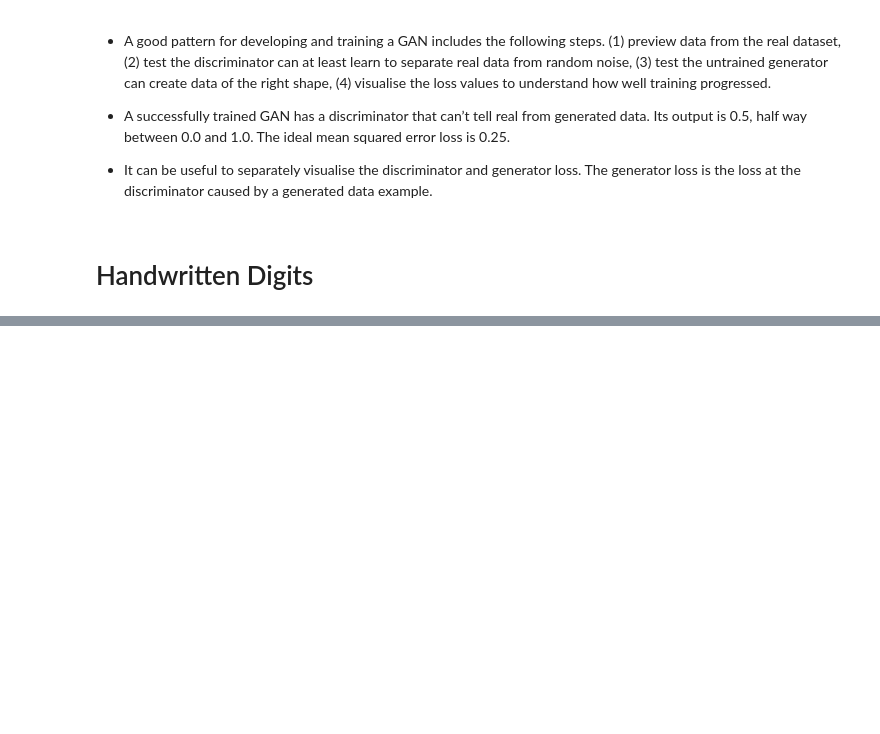
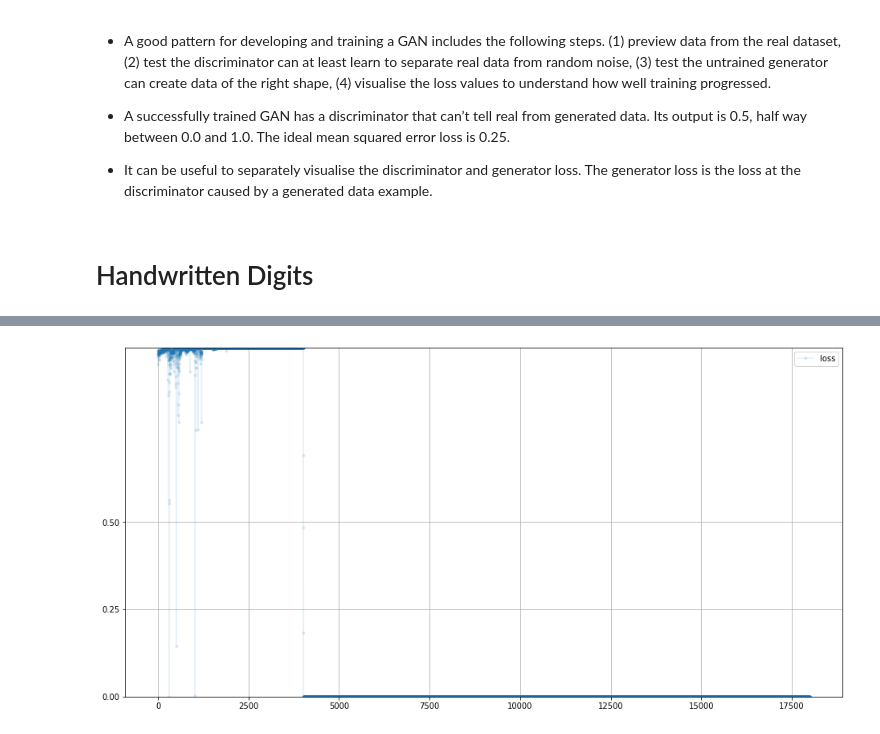
Before and after one commit to shramkoartem/HackerRank, a Jupyter notebook: notebooks/GAN_with_PyTorch.ipynb, the cells around one changed output, grey strips where cells are left out. Saved outputs shown, nothing was run; the diff lists cells and outputs as text; code cells hidden in the pictures; blank space fills up the shorter version.

```diff
--- a/notebooks/GAN_with_PyTorch.ipynb
+++ b/notebooks/GAN_with_PyTorch.ipynb
@@ -872,0 +1131,4 @@ NameError: ignored
+# %%
+plot_progress(g_progress)
+# %% [output]
+[figure, added]
```
Also changed, not shown: parts of 26 cells of this notebook.
